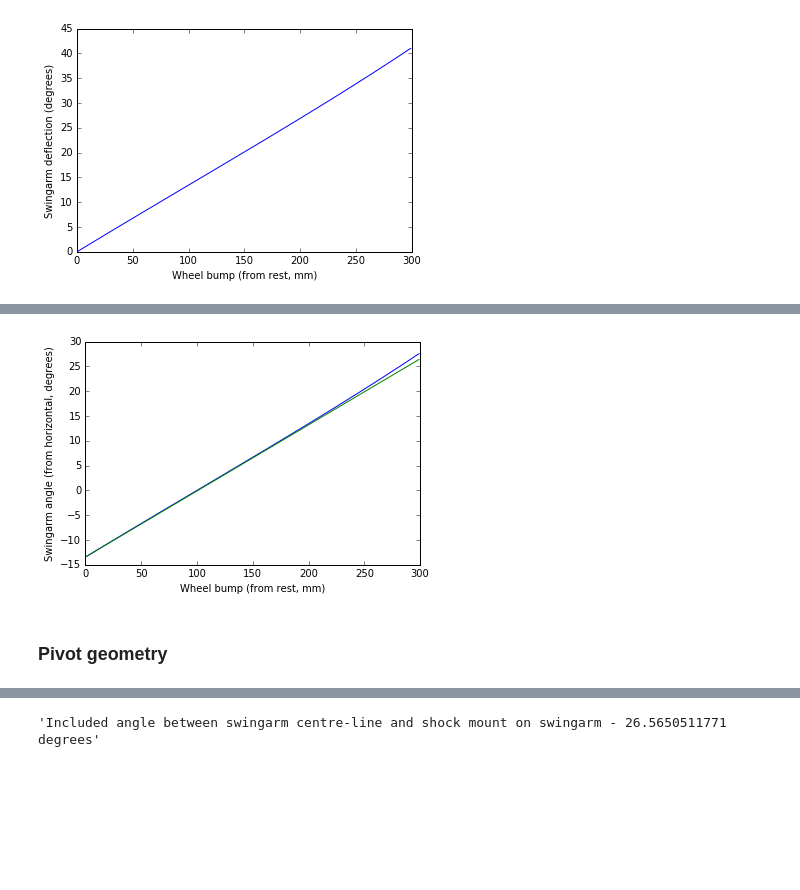
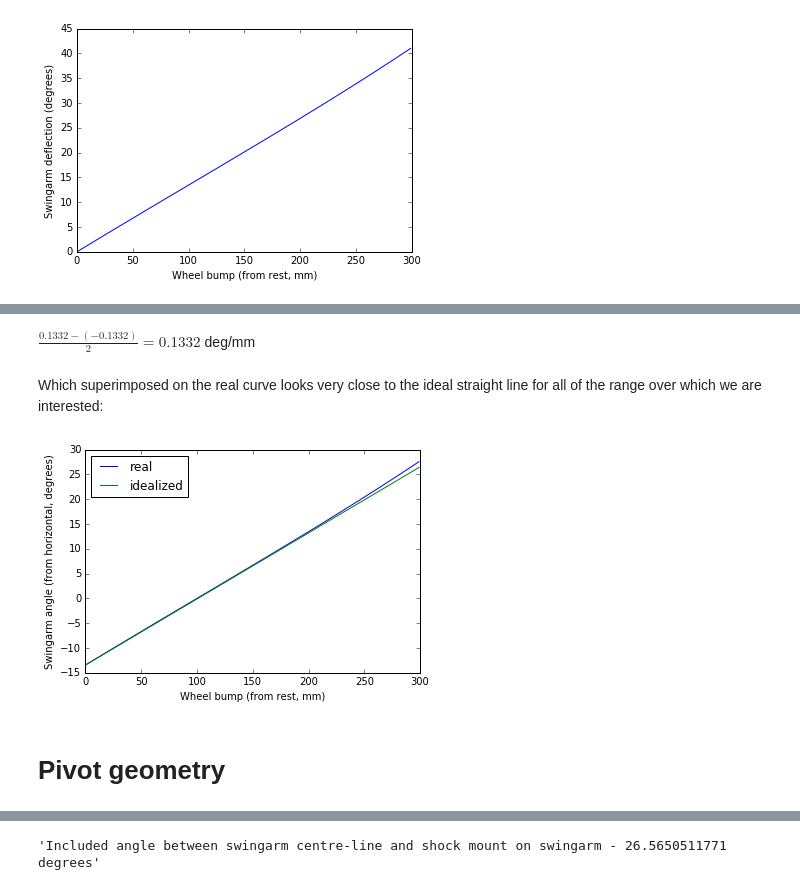
Before and after one commit to petekneller/motorcycle-rear-suspension, a Jupyter notebook: main.ipynb, the cells around one changed output, grey strips where cells are left out. Saved outputs shown, nothing was run; the diff lists cells and outputs as text; code cells hidden in the pictures; blank space fills up the shorter version.

Commit message:
Further develops the linearity of the swingarm motion

```diff
--- a/main.ipynb
+++ b/main.ipynb
@@ -216,14 +262,30 @@ In the above calculations I have consider a useful range of wheel bump to be fro
+# %%
+from string import Template
+from IPython.display import Markdown
+
+t = Template('$$ \\frac {$d2 - ($d1)} {2} = $slope $$ deg/mm')
+
+Markdown(t.substitute(
+    d2='{:.4f}'.format(wheel_bump_to_swingarm_angle_abs(101) * pi_deg),
+    d1='{:.4f}'.format(wheel_bump_to_swingarm_angle_abs(99) * pi_deg),
+    slope='{:.4f}'.format(slope * pi_deg)
+))
+# %% [output]
+$ \frac {0.1332 - (-0.1332)} {2} = 0.1332 $ deg/mm
+# %% [markdown]
+Which superimposed on the real curve looks very close to the ideal straight line for all of the range over which we are interested:
 # %%
 slope = (wheel_bump_to_swingarm_angle_abs(101) - wheel_bump_to_swingarm_angle_abs(99)) / 2
 
-plt.plot(bumps, [wheel_bump_to_swingarm_angle_abs(b) * pi_deg for b in bumps])
-plt.plot(bumps, [slope * b * pi_deg - 13.44 for b in bumps])
+plt.plot(bumps, [wheel_bump_to_swingarm_angle_abs(b) * pi_deg for b in bumps], label='real')
+plt.plot(bumps, [slope * b * pi_deg - (-a_swingarm_horz_rest * pi_deg) for b in bumps], label='idealized')
 plt.xlabel('Wheel bump (from rest, mm)')
-plt.ylabel('Swingarm angle (from horizontal, degrees)');
+plt.ylabel('Swingarm angle (from horizontal, degrees)')
+plt.legend(loc='upper left');
 # %% [output]
-[figure, old version]
+[figure, new version]
 # %% [markdown]
-### Pivot geometry
+# Pivot geometry
 # %%
 from string import Template
 s = Template("""
```
Also changed, not shown: parts of 11 cells of this notebook.
